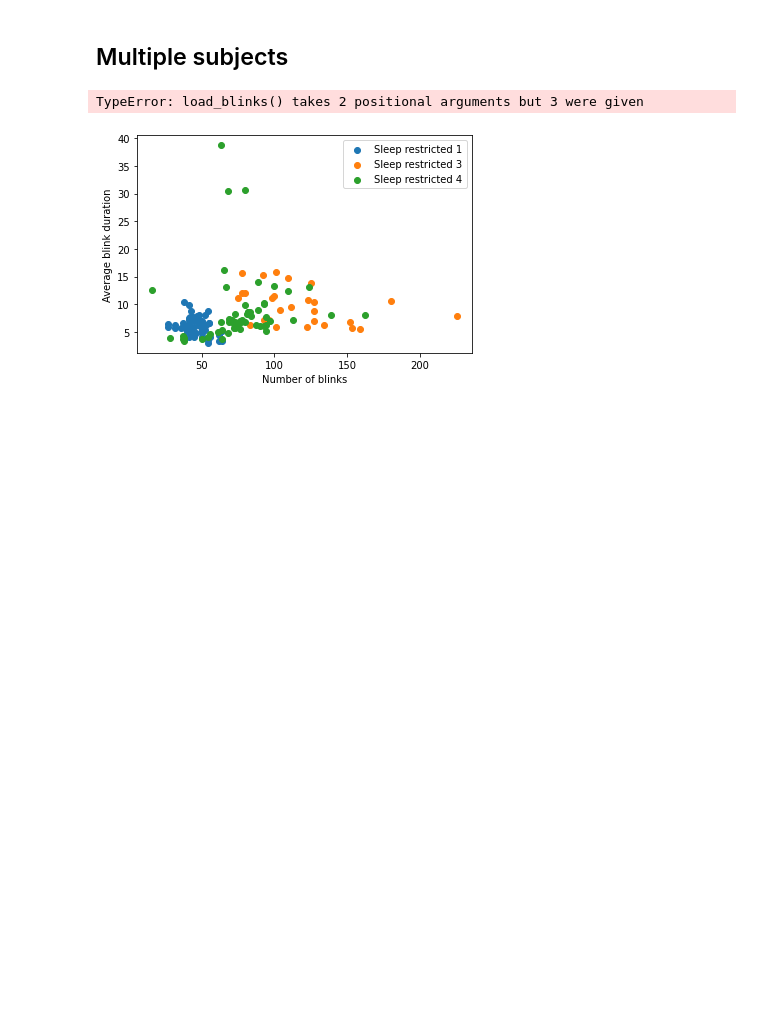
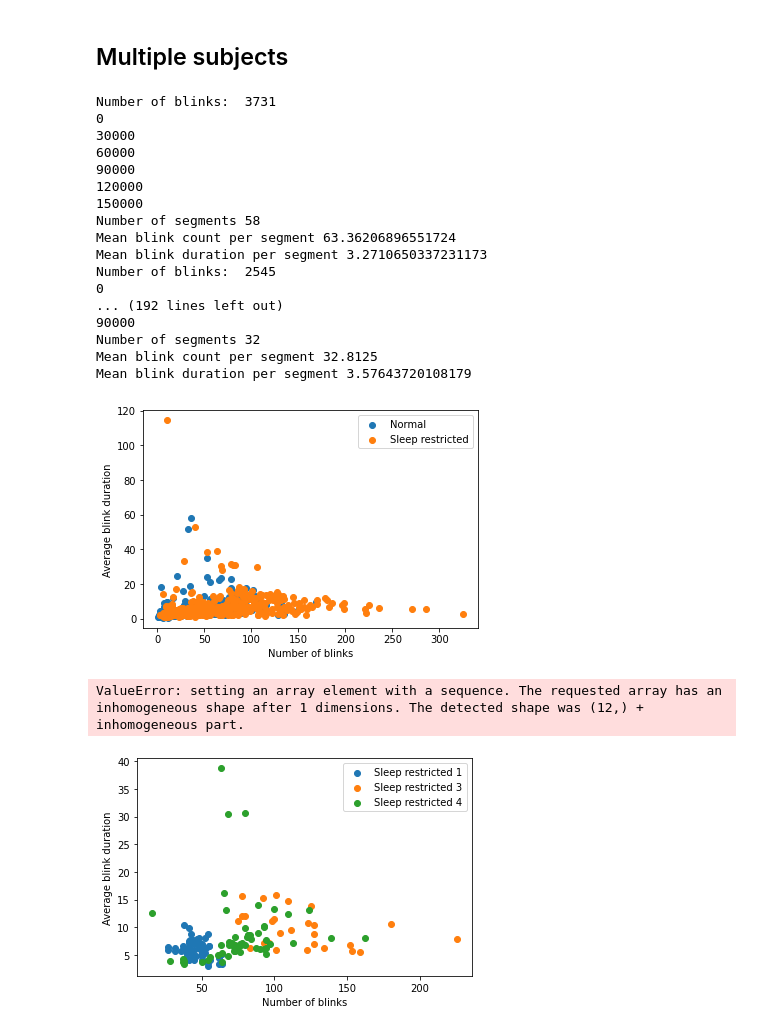
Before and after one commit to fruste/driver-drowsiness, a Jupyter notebook: code/feature_creation.ipynb, the cells around one changed output. Cells and saved outputs as stored; diff of their text form; code cells hidden in the pictures; blank space fills up the shorter version.

```diff
--- a/code/feature_creation.ipynb
+++ b/code/feature_creation.ipynb
@@ -370,28 +373,71 @@ find_microsleeps(status_rates_normal, 10, 10, 46)
 # %% [markdown]
 ## Multiple subjects
 # %%
-status_rates_1s, wrong_frames_1s = load_blinks('subject1', 'sleepy', 3)
-status_rates_1n, wrong_frames_1n = load_blinks('subject1', 'normal', 4)
+def plot_multi_subjects(subjects):
+    all_blink_counts_normal = []
+    all_average_durs_normal = []
+    all_blink_counts_sleepy = []
+    all_average_durs_sleepy = []
 
-status_rates_3s, wrong_frames_3s = load_blinks('subject3', 'sleepy', 2)
-status_rates_3n, wrong_frames_3n = load_blinks('subject3', 'normal', 2)
+    for sub in subjects:
+        subject = 'subject' + str(sub)
+        status_rates_normal, wrong_frames_normal = load_blinks(subject, 'normal')
+        status_rates_sleepy, wrong_frames_sleepy = load_blinks(subject, 'sleepy')
 
-status_rates_4s, wrong_frames_4s = load_blinks('subject4', 'sleepy', 1)
-status_rates_4n, wrong_frames_4n = load_blinks('subject4', 'normal', 1)
+        treshhold = 10
+        segment_length = int(2760)
 
-treshhold = 10
-segment_length = int(2760)
+        blink_counts_normal, average_durs_normal = run_analysis(status_rates_normal, wrong_frames_normal, treshhold, segment_length)
+        blink_counts_sleepy, average_durs_sleepy = run_analysis(status_rates_sleepy, wrong_frames_sleepy, treshhold, segment_length)
 
-blink_counts_1s, average_durs_1s = run_analysis(status_rates_1s, wrong_frames_1s, treshhold, segment_length)
-blink_counts_1n, average_durs_1n = run_analysis(status_rates_1n, wrong_frames_1n, treshhold, segment_length)
-print("done with sub1")
-blink_counts_3s, average_durs_3s = run_analysis(status_rates_3s, wrong_frames_3s, treshhold, segment_length)
-blink_counts_3n, average_durs_3n = run_analysis(status_rates_3n, wrong_frames_3n, treshhold, segment_length)
-print("done with sub3")
-blink_counts_4s, average_durs_4s = run_analysis(status_rates_4s, wrong_frames_4s, treshhold, segment_length)
-blink_counts_4n, average_durs_4n = run_analysis(status_rates_4n, wrong_frames_4n, treshhold, segment_length)
+        all_blink_counts_normal.append(blink_counts_normal)
+        all_average_durs_normal.append(average_durs_normal)
+        all_blink_counts_sleepy.append(blink_counts_sleepy)
+        all_average_durs_sleepy.append(average_durs_sleepy)
+
+        # plt.scatter(blink_counts_normal, average_durs_normal, label = 'Normal ' + str(sub))
+        # plt.scatter(blink_counts_sleepy, average_durs_sleepy, label = 'Sleep restricted ' + str(sub))
+
+    plt.scatter(np.concatenate(all_blink_counts_normal), np.concatenate(all_average_durs_normal), label = 'Normal')
+    plt.scatter(np.concatenate(all_blink_counts_sleepy) , np.concatenate(all_average_durs_sleepy), label = 'Sleep restricted')
+
+    plt.xlabel("Number of blinks")
+    plt.ylabel("Average blink duration")
+    plt.legend()
+    plt.savefig('../figures/scatter_plot_1min_multi-subjects_sleepy.jpg')
+    plt.show()
+    return all_blink_counts_normal, all_blink_counts_sleepy, all_average_durs_normal, all_average_durs_sleepy
+
+subjects = [1,3,4,6,7,9,10,12,14,22,23,24]
+all_blink_counts_normal, all_blink_counts_sleepy, all_average_durs_normal, all_average_durs_sleepy = plot_multi_subjects(subjects)
 # %% [output]
-TypeError: load_blinks() takes 2 positional arguments but 3 were given
+Number of blinks:  3731
+0
+30000
+60000
+90000
+120000
+150000
+Number of segments 58
+Mean blink count per segment 63.36206896551724
+Mean blink duration per segment 3.2710650337231173
+Number of blinks:  2545
+0
+... (192 lines left out)
+90000
+Number of segments 32
+Mean blink count per segment 32.8125
+Mean blink duration per segment 3.57643720108179
+[figure, added]
+# %%
+all_blink_frames_sleepy = list(np.multiply(np.array(all_blink_counts_sleepy), np.array(all_average_durs_sleepy)))
+all_blink_frames_normal = list(np.multiply(np.array(all_blink_counts_normal), np.array(all_average_durs_normal)))
+
+t_test(all_blink_counts_normal, all_blink_counts_sleepy)
+t_test(all_average_durs_normal, all_average_durs_sleepy)
+t_test(all_blink_frames_normal, all_blink_frames_sleepy)
+# %% [output]
+ValueError: setting an array element with a sequence. The requested array has an inhomogeneous shape after 1 dimensions. The detected shape was (12,) + inhomogeneous part.
 # %%
 plt.xlabel("Number of blinks")
 plt.ylabel("Average blink duration")
```
Also changed, not shown: parts of 2 cells of this notebook, 18 other files.
